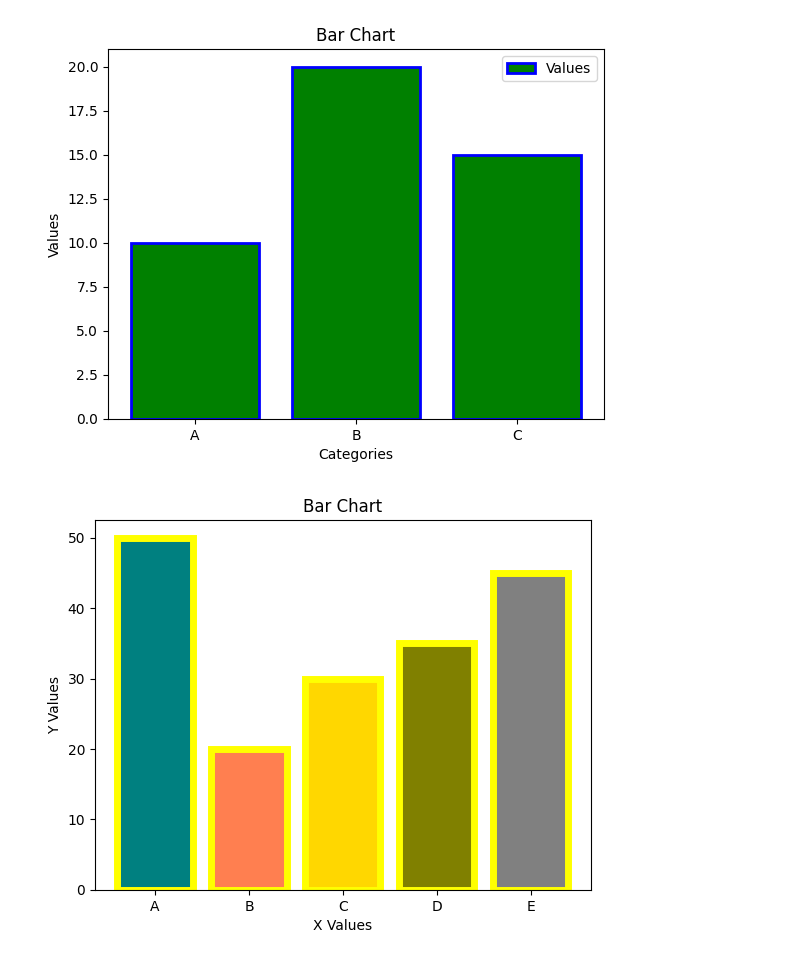
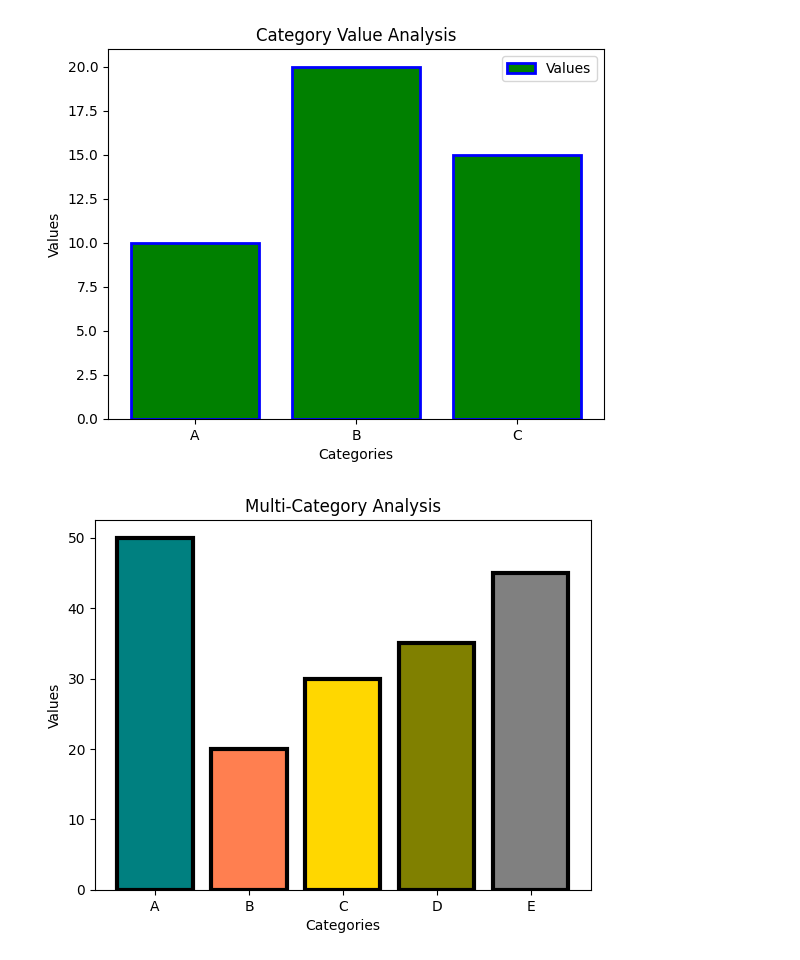
Before and after one commit to cenna-alias/test, a Jupyter notebook: line_plot.ipynb, the cells around one changed output. Cells and saved outputs as stored; diff of their text form; code cells hidden in the pictures.

```diff
--- a/line_plot.ipynb
+++ b/line_plot.ipynb
@@ -79,22 +79,22 @@ plt.bar(categories, values,color='green', edgecolor='blue', linewidth=2, label='
 
 plt.xlabel("Categories")
 plt.ylabel("Values")
-plt.title("Bar Chart")
+plt.title("Category Value Analysis")
 plt.legend()
 plt.show()
 # %% [output]
-[figure, old version]
+[figure, new version]
 # %%
 categories = ['A','B','C','D','E']
 values = (50,20,30,35,45)
 select = ['teal','coral','gold','olive','gray']
-plt.bar(categories, values, color=select, edgecolor='yellow', linewidth=5)
-plt.xlabel("X Values")
-plt.ylabel("Y Values")
-plt.title("Bar Chart")
+plt.bar(categories, values, color=select, edgecolor='black', linewidth=3)
+plt.xlabel("Categories")
+plt.ylabel("Values")
+plt.title("Multi-Category Analysis")
 plt.show()
 # %% [output]
-[figure, old version]
+[figure, new version]
 # %%
 weight = (50,70,85,90,45,65,76,87,44,60)
 height = (150,176,185,190,145,165,176,187,144,160)
```
Also changed, not shown: parts of 7 cells of this notebook.
